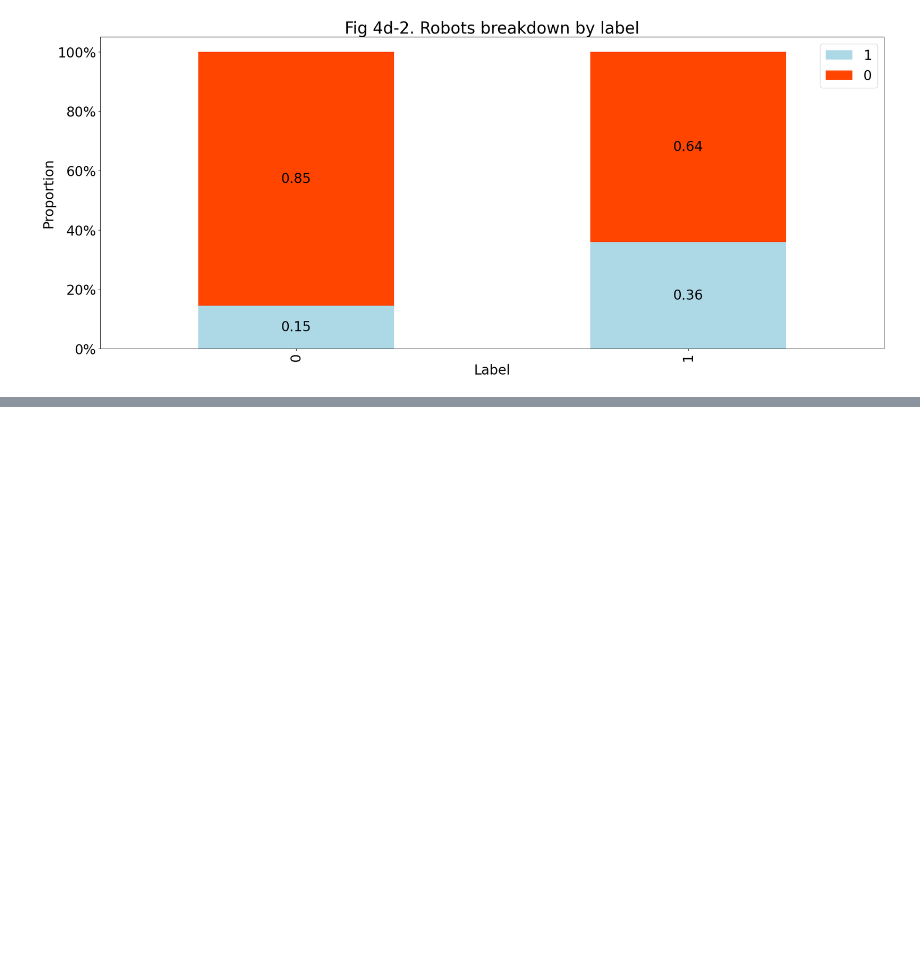
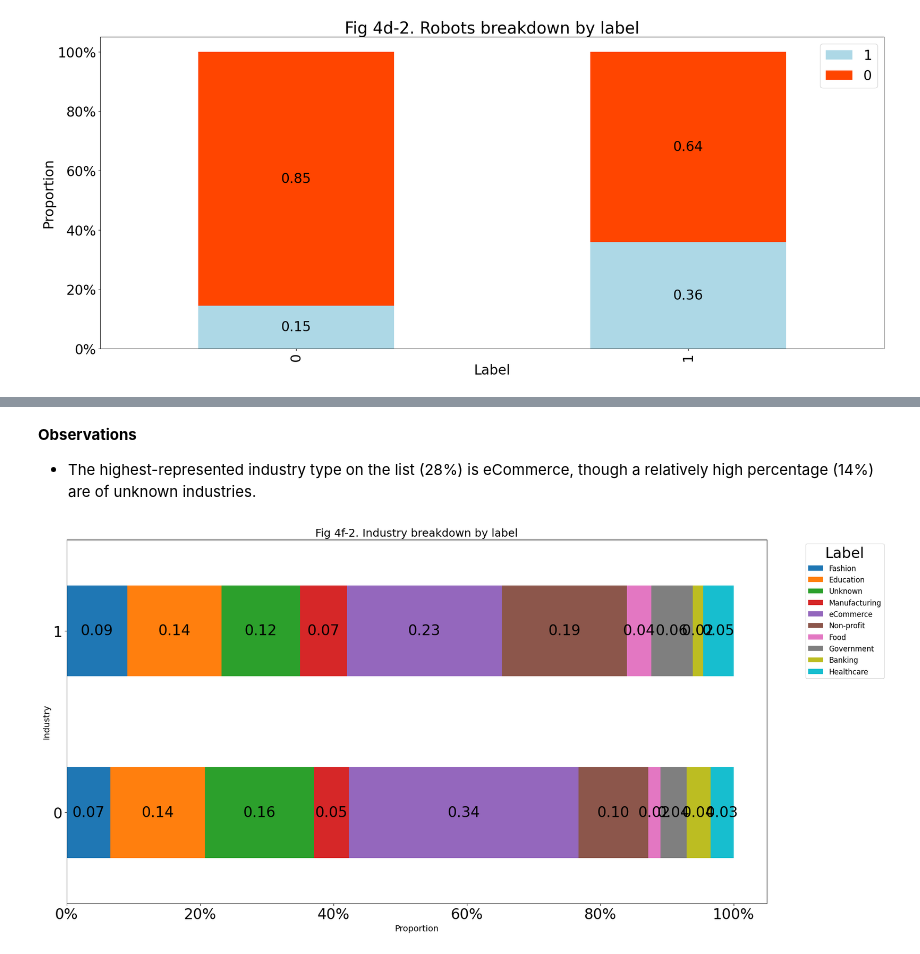
Before and after one commit to yhcchan/aiap22-colin-chan-yip-hang-961g, a Jupyter notebook: eda.ipynb, the cells around one changed output, grey strips where cells are left out. Saved outputs shown, nothing was run; the diff lists cells and outputs as text; code cells hidden in the pictures; blank space fills up the shorter version.

```diff
--- a/eda.ipynb
+++ b/eda.ipynb
@@ -599,0 +708,21 @@ chisq(df, "Robots", "label")
+# %% [markdown]
+**Observations**
+- The highest-represented industry type on the list (28%) is eCommerce, though a relatively high percentage (14%) are of unknown industries.
+# %%
+# Relationship between Industry and label (Horizontal Bar Chart)
+
+df_4f1 = reformat_df(df, "label", "Industry", label_order = df.Industry.unique())
+ax_4f1 = df_4f1.plot(kind='barh', stacked=True, figsize=(20, 10))
+plt.title('Fig 4f-2. Industry breakdown by label', fontsize=18)
+plt.ylabel('Industry', fontsize=14)
+plt.xlabel('Proportion', fontsize=14)
+plt.gca().xaxis.set_major_formatter(lambda x, _: f'{x * 100:.0f}%')
+plt.legend(title='Label', bbox_to_anchor=(1.05, 1), loc='upper left', fontsize=12)
+
+for c in ax_4f1.containers:
+    ax_4f1.bar_label(c, label_type='center', fmt='%.2f')
+
+plt.tight_layout()
+plt.show()
+# %% [output]
+[figure, added]
```
Also changed, not shown: parts of 20 cells of this notebook.
